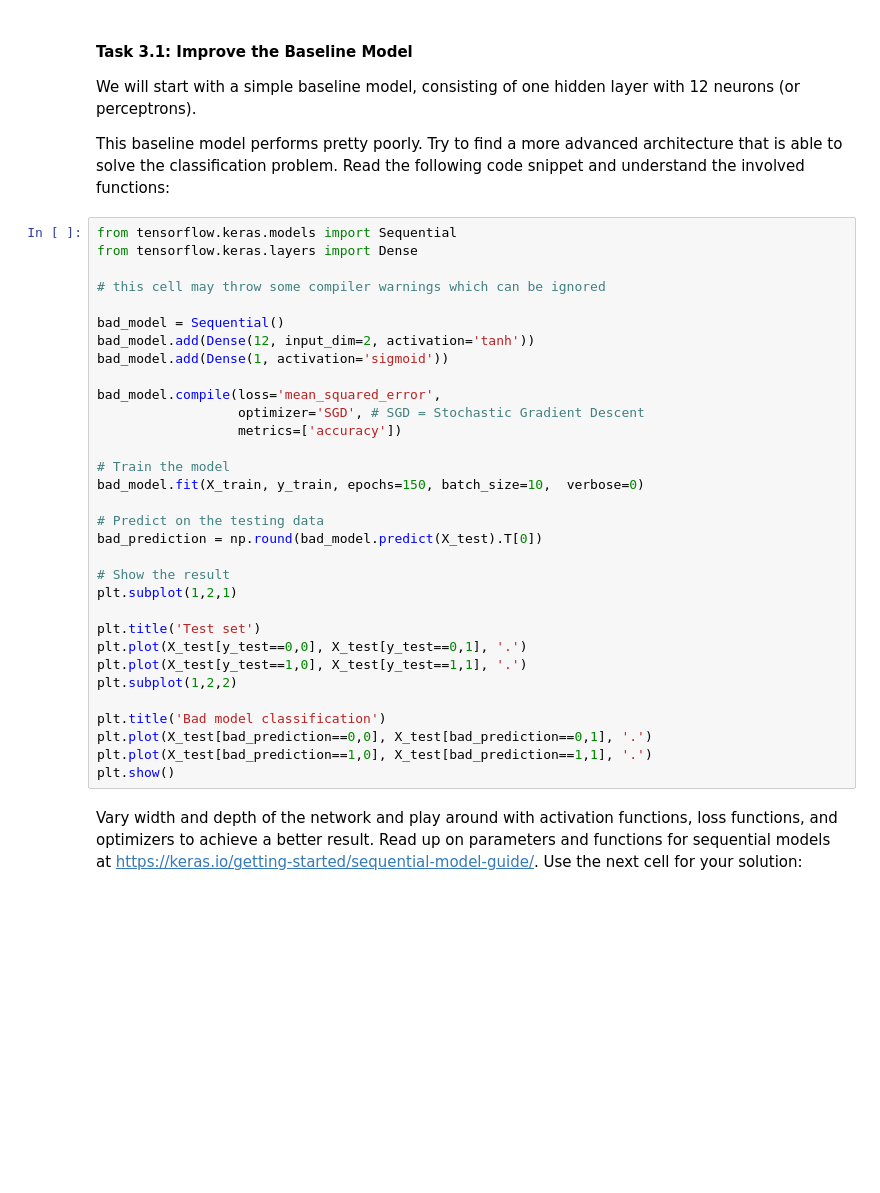
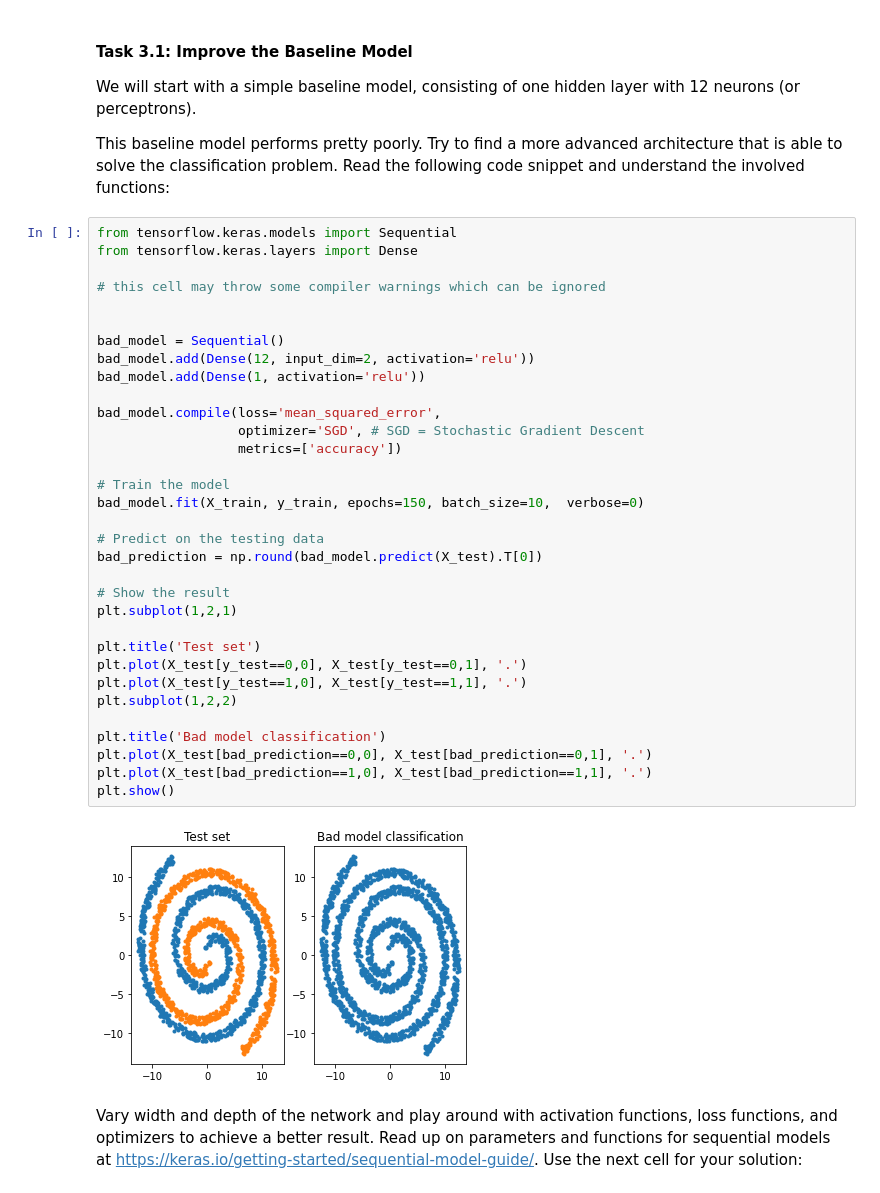
Before and after one commit to leanhphuong201/02_intro_dl, a Jupyter notebook: exercise.ipynb, the cells around one changed output. Drawn from its saved outputs; the diff is of its cells as text; blank space fills up the shorter version.

```diff
--- a/exercise.ipynb
+++ b/exercise.ipynb
@@ -123,35 +161,38 @@ This baseline model performs pretty poorly. Try to find a more advanced architec
 # %%
 from tensorflow.keras.models import Sequential
 from tensorflow.keras.layers import Dense
 
 # this cell may throw some compiler warnings which can be ignored
 
+
 bad_model = Sequential()
-bad_model.add(Dense(12, input_dim=2, activation='tanh'))
-bad_model.add(Dense(1, activation='sigmoid'))
+bad_model.add(Dense(12, input_dim=2, activation='relu'))
+bad_model.add(Dense(1, activation='relu'))
 
 bad_model.compile(loss='mean_squared_error',
                   optimizer='SGD', # SGD = Stochastic Gradient Descent
                   metrics=['accuracy'])
 
 # Train the model
 bad_model.fit(X_train, y_train, epochs=150, batch_size=10,  verbose=0)
 
 # Predict on the testing data
 bad_prediction = np.round(bad_model.predict(X_test).T[0])
 
 # Show the result
 plt.subplot(1,2,1)
 
 plt.title('Test set')
 plt.plot(X_test[y_test==0,0], X_test[y_test==0,1], '.')
 plt.plot(X_test[y_test==1,0], X_test[y_test==1,1], '.')
 plt.subplot(1,2,2)
 
 plt.title('Bad model classification')
 plt.plot(X_test[bad_prediction==0,0], X_test[bad_prediction==0,1], '.')
 plt.plot(X_test[bad_prediction==1,0], X_test[bad_prediction==1,1], '.')
 plt.show()
+# %% [output]
+[figure, added]
 # %% [markdown]
 Vary width and depth of the network and play around with activation functions, loss functions, and optimizers to achieve a better result. Read up on parameters and functions for sequential models at https://keras.io/getting-started/sequential-model-guide/. Use the next cell for your solution:
 # %%
```
Also changed, not shown: parts of 8 cells of this notebook.
